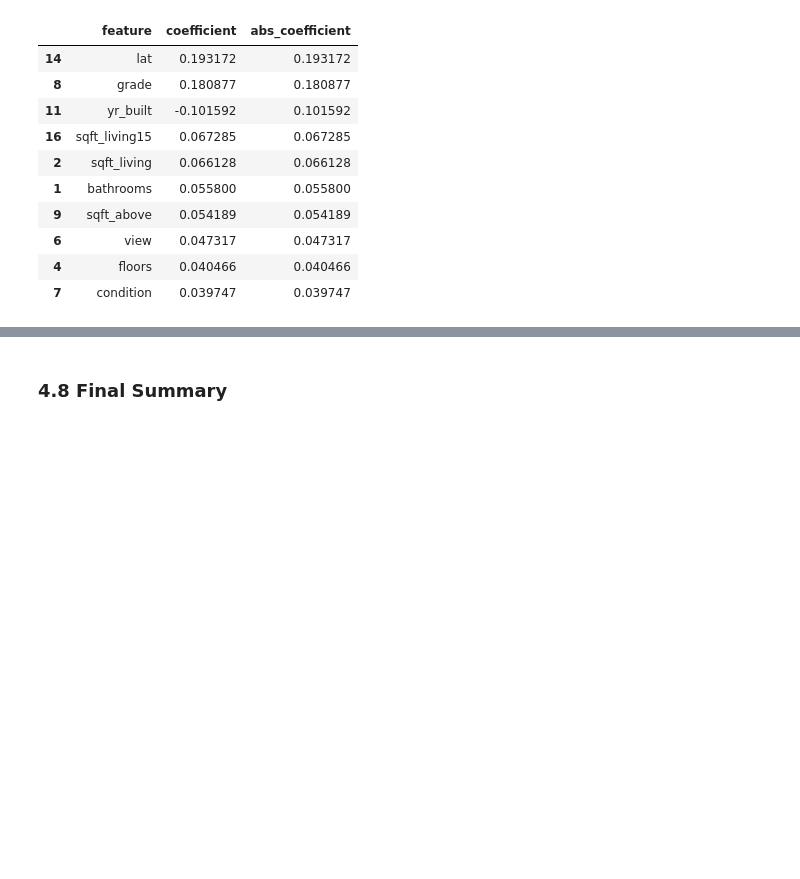
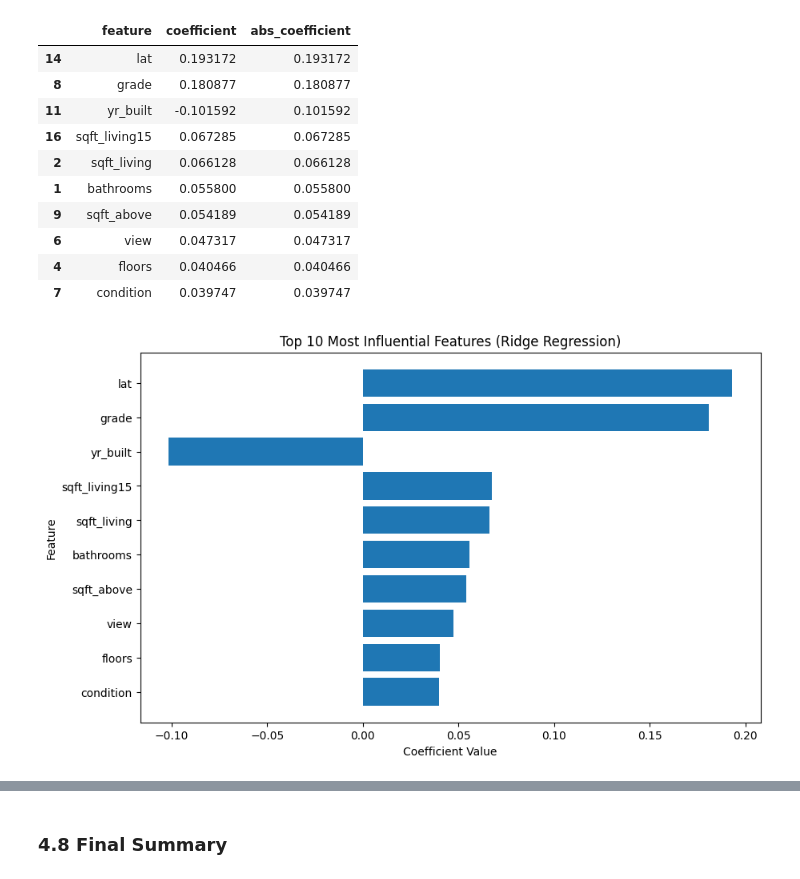
Before and after one commit to MKlim22/house-price-prediction, a Jupyter notebook: notebooks/04_evaluation_refinement.ipynb, the cells around one changed output, grey strips where cells are left out. Cells and saved outputs as stored; diff of their text form; code cells hidden in the pictures; blank space fills up the shorter version.

Commit message:
Add feature importance plot and update README

```diff
--- a/notebooks/04_evaluation_refinement.ipynb
+++ b/notebooks/04_evaluation_refinement.ipynb
@@ -183,6 +183,29 @@ coef_df_sorted.head(10)
 | 6 | view | 0.047317 | 0.047317 |
 | 4 | floors | 0.040466 | 0.040466 |
 | 7 | condition | 0.039747 | 0.039747 |
+# %%
+import matplotlib.pyplot as plt
+
+# We already created coef_df_sorted in the previous step
+# It contains features and their coefficients sorted by absolute importance
+
+# Select top 10 most important features
+top_features = coef_df_sorted.head(10)
+
+# Create horizontal bar plot
+plt.figure(figsize=(10, 6))
+plt.barh(top_features["feature"], top_features["coefficient"])
+plt.xlabel("Coefficient Value")
+plt.ylabel("Feature")
+plt.title("Top 10 Most Influential Features (Ridge Regression)")
+
+# Invert y-axis so the most important feature appears on top
+plt.gca().invert_yaxis()
+
+plt.savefig("../reports/figures/top_features_ridge.png", dpi=200, bbox_inches="tight")
+plt.show()
+# %% [output]
+[figure, added]
 # %% [markdown]
 ### Interpretation of Feature Importance
 
```
Also changed, not shown: parts of 2 cells of this notebook, 2 other files.
